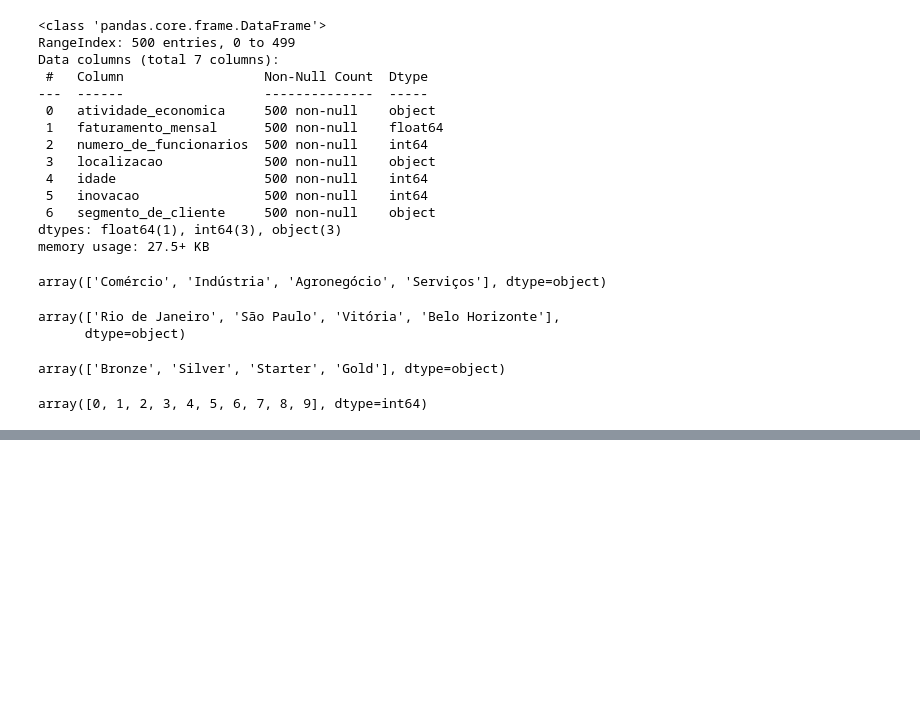
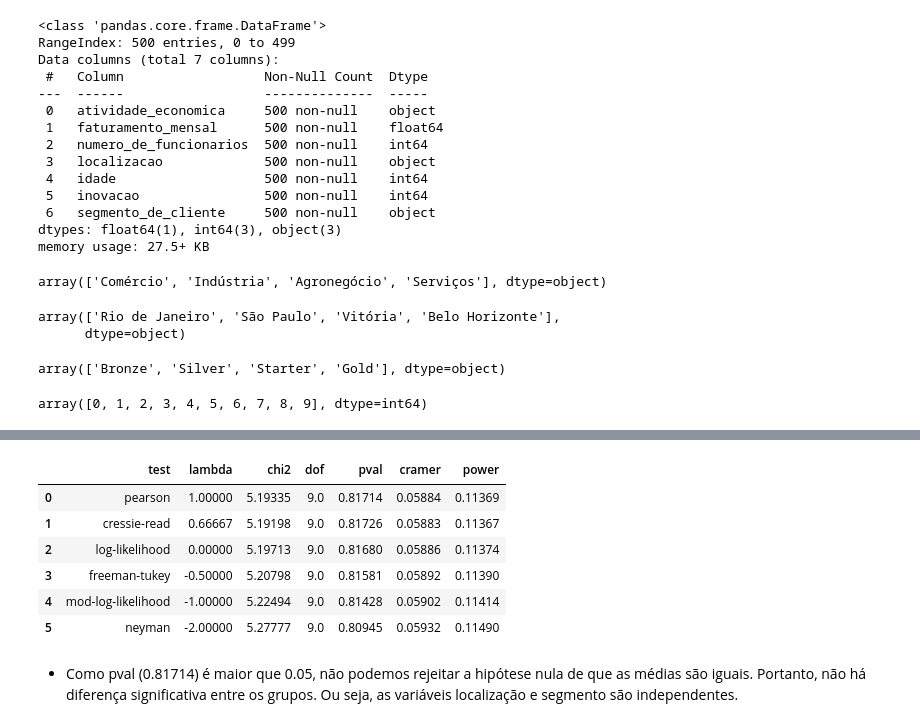
Before and after one commit to angelomedeiros/formacao-ia-classificacao-arvore-decisao, a Jupyter notebook: classificacao_segmento_empresa.ipynb, the cells around one changed output, grey strips where cells are left out. Cells and saved outputs as stored; diff of their text form; code cells hidden in the pictures; blank space fills up the shorter version.

Commit message:
feat: Correlação Variáveis Qualitativas

```diff
--- a/classificacao_segmento_empresa.ipynb
+++ b/classificacao_segmento_empresa.ipynb
@@ -121,3 +121,8 @@ px.box(df_segmento, x='segmento_de_cliente', y='idade', color='segmento_de_clien
 # %%
 # BoxPlot entre Faturamento Mensal e Segmento
 px.box(df_segmento, x='segmento_de_cliente', y='faturamento_mensal', color='segmento_de_cliente', category_orders={'segmento_de_cliente':lista_segmentos})
+# %%
+# Teste de Qui-Quadrado de Pearson
+# H0 = Não há relação entre as variáveis
+# H1 = Há relação entre as variáveis
+valor_esperado, valor_observado, estatisticas = pg.chi2_independence(data=df_segmento, x='segmento_de_cliente', y='localizacao')
@@ -123,0 +157,14 @@ px.box(df_segmento, x='segmento_de_cliente', y='faturamento_mensal', color='segm
+# %%
+# Exibir Estatísticas
+# Estatísticas do teste qui-quadrado
+estatisticas.round(5)
+# %% [output]
+|  | test | lambda | chi2 | dof | pval | cramer | power |
+| 0 | pearson | 1.00000 | 5.19335 | 9.0 | 0.81714 | 0.05884 | 0.11369 |
+| 1 | cressie-read | 0.66667 | 5.19198 | 9.0 | 0.81726 | 0.05883 | 0.11367 |
+| 2 | log-likelihood | 0.00000 | 5.19713 | 9.0 | 0.81680 | 0.05886 | 0.11374 |
+| 3 | freeman-tukey | -0.50000 | 5.20798 | 9.0 | 0.81581 | 0.05892 | 0.11390 |
+| 4 | mod-log-likelihood | -1.00000 | 5.22494 | 9.0 | 0.81428 | 0.05902 | 0.11414 |
+| 5 | neyman | -2.00000 | 5.27777 | 9.0 | 0.80945 | 0.05932 | 0.11490 |
+# %% [markdown]
+- Como pval (0.81714) é maior que 0.05, não podemos rejeitar a hipótese nula de que as médias são iguais. Portanto, não há diferença significativa entre os grupos. Ou seja, as variáveis localização e segmento são independentes.
```
Also changed, not shown: parts of 13 cells of this notebook.
